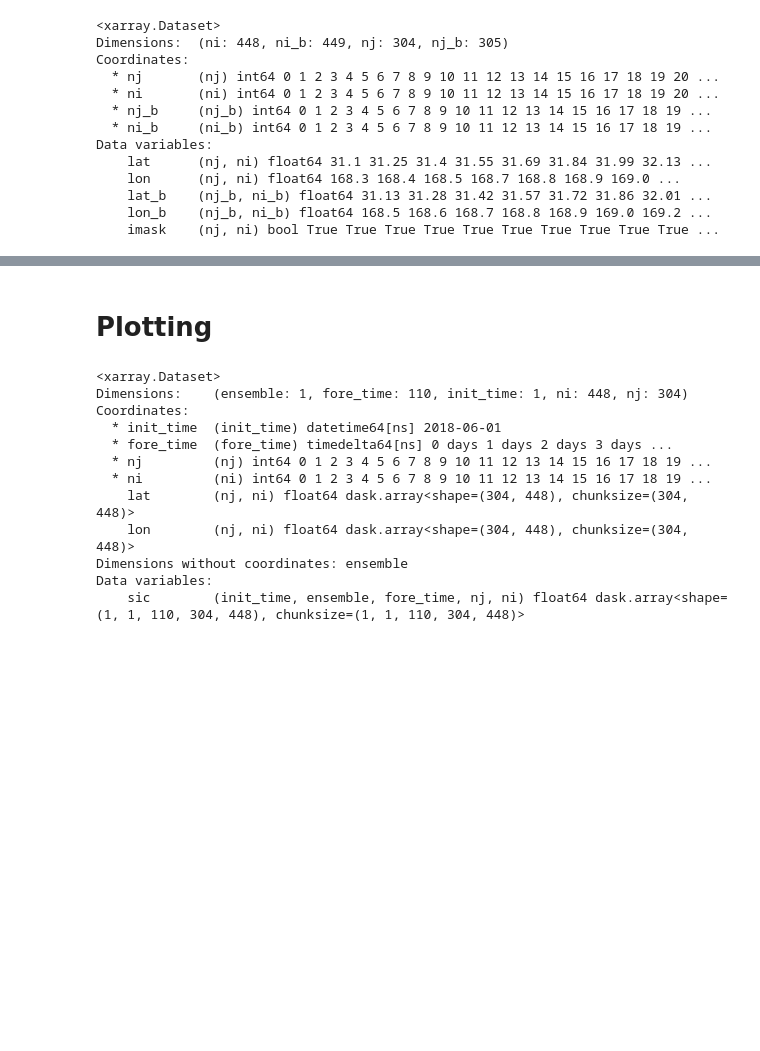
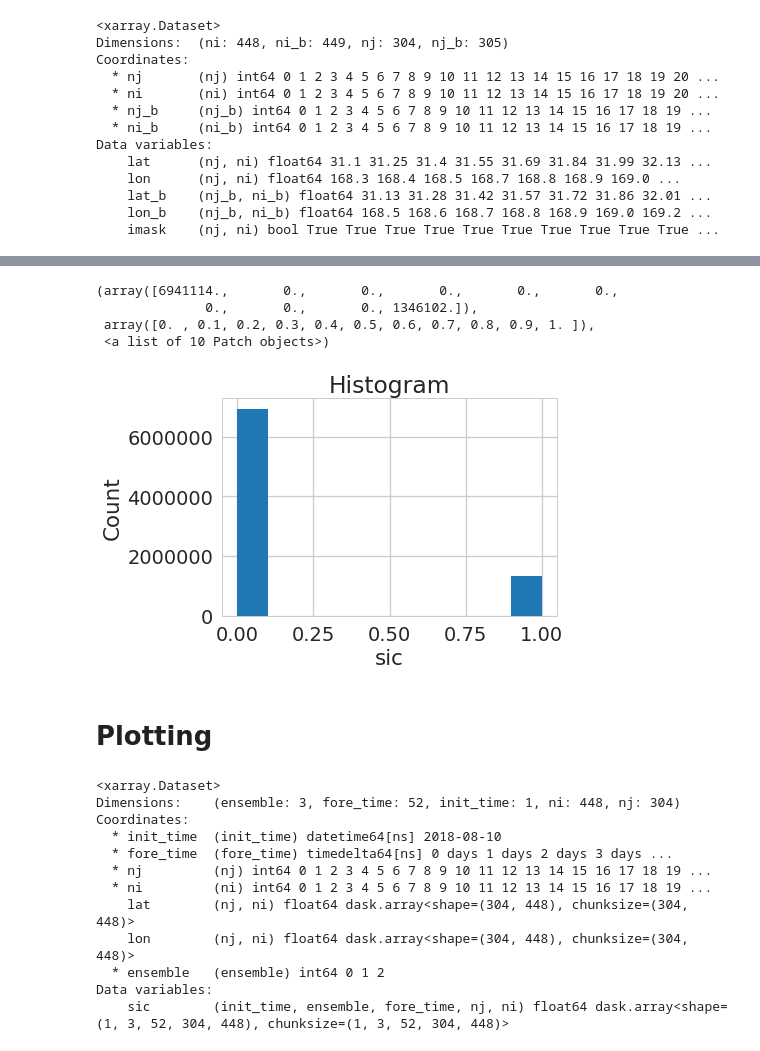
Before and after one commit to NicWayand/ESIO, a Jupyter notebook: notebooks/Regrid_NicoSun.ipynb, the cells around one changed output, grey strips where cells are left out. Drawn from its saved outputs; the diff is of its cells as text; code cells hidden in the pictures; blank space fills up the shorter version.

```diff
--- a/notebooks/Regrid_NicoSun.ipynb
+++ b/notebooks/Regrid_NicoSun.ipynb
@@ -88,3 +86,10 @@ prefix = 'SIPN2_Extent_over'
+# %%
+cvar = 'SIC'
+
+# Pre 2018 July
+prefix_single = ['SIPN2_Extent_over']
+# Post 2018 July
+ens_prefix = ['SIPN2_SIC_High','SIPN2_SIC_Low','SIPN2_SIC_Mean']
 # %%
 for model in all_models:
     print('Regridding ', model, '...')
@@ -153,21 +192,29 @@ Saved  /home/disk/sipn/nicway/data/model/nicosipn/forecast/sipn_nc/2018_07_Stere
+# %%
+ds_out.plot()
+# %% [output]
+(array([6941114.,       0.,       0.,       0.,       0.,       0.,
+              0.,       0.,       0., 1346102.]),
+ array([0. , 0.1, 0.2, 0.3, 0.4, 0.5, 0.6, 0.7, 0.8, 0.9, 1. ]),
+ <a list of 10 Patch objects>)
+[figure, added]
 # %% [markdown]
 # Plotting
 # %%
-sic_all = xr.open_mfdataset('/home/disk/sipn/nicway/data/model/nicosipn/forecast/sipn_nc/2018_07_Stereo.nc')
+sic_all = xr.open_mfdataset('/home/disk/sipn/nicway/data/model/nicosipn/forecast/sipn_nc/2018_08_Stereo.nc')
 sic_all
 # %% [output]
 <xarray.Dataset>
-Dimensions:    (ensemble: 1, fore_time: 110, init_time: 1, ni: 448, nj: 304)
+Dimensions:    (ensemble: 3, fore_time: 52, init_time: 1, ni: 448, nj: 304)
 Coordinates:
-  * init_time  (init_time) datetime64[ns] 2018-06-01
+  * init_time  (init_time) datetime64[ns] 2018-08-10
   * fore_time  (fore_time) timedelta64[ns] 0 days 1 days 2 days 3 days ...
   * nj         (nj) int64 0 1 2 3 4 5 6 7 8 9 10 11 12 13 14 15 16 17 18 19 ...
   * ni         (ni) int64 0 1 2 3 4 5 6 7 8 9 10 11 12 13 14 15 16 17 18 19 ...
     lat        (nj, ni) float64 dask.array<shape=(304, 448), chunksize=(304, 448)>
     lon        (nj, ni) float64 dask.array<shape=(304, 448), chunksize=(304, 448)>
-Dimensions without coordinates: ensemble
+  * ensemble   (ensemble) int64 0 1 2
 Data variables:
-    sic        (init_time, ensemble, fore_time, nj, ni) float64 dask.array<shape=(1, 1, 110, 304, 448), chunksize=(1, 1, 110, 304, 448)>
+    sic        (init_time, ensemble, fore_time, nj, ni) float64 dask.array<shape=(1, 3, 52, 304, 448), chunksize=(1, 3, 52, 304, 448)>
 # %%
 
 # Set up plotting info
```
Also changed, not shown: parts of 3 cells of this notebook.
